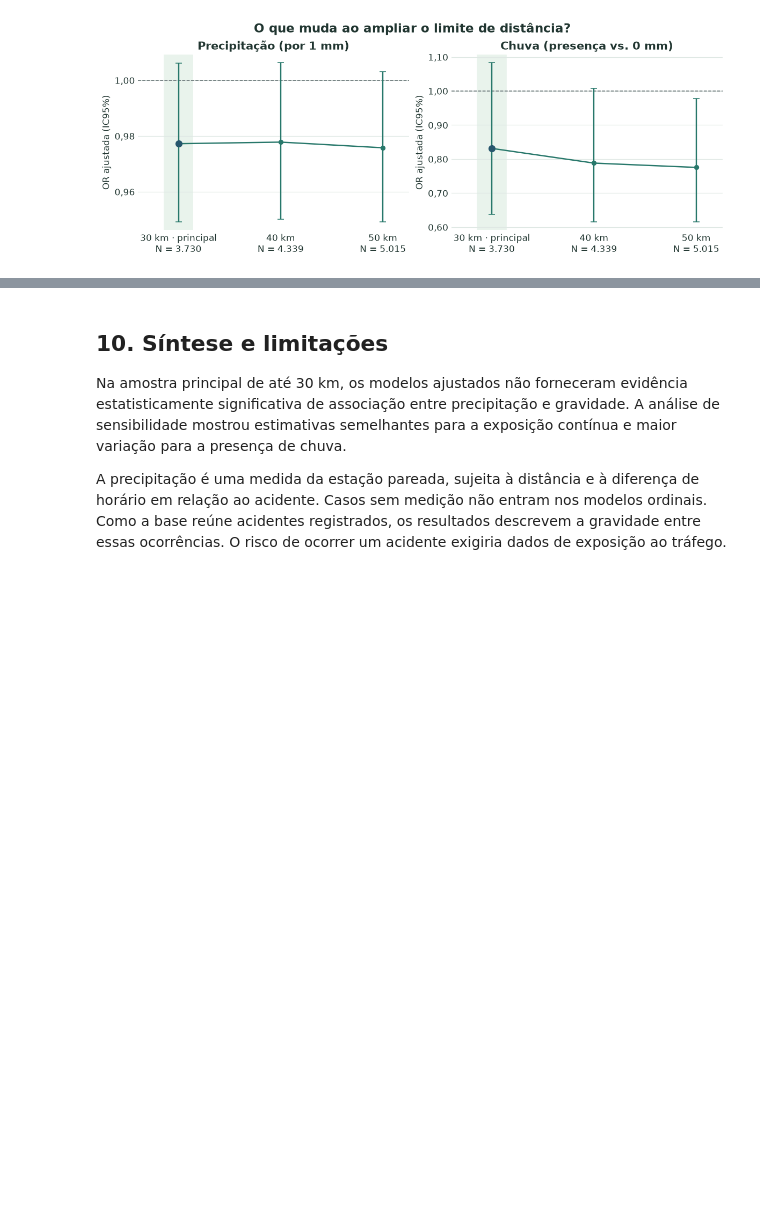
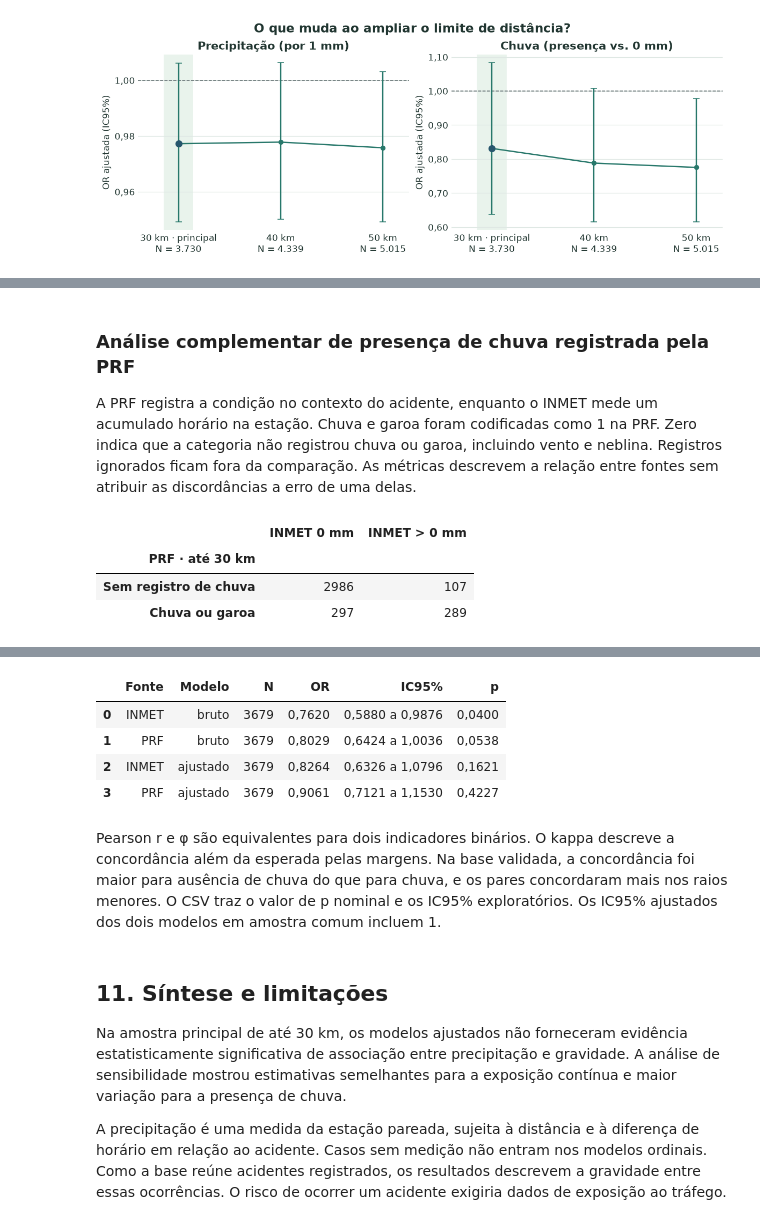
Before and after one commit to LimaGustav/RP2, a Jupyter notebook: RP2_Analise_PRF_INMET.ipynb, the cells around one changed output, grey strips where cells are left out. Cells and saved outputs as stored; diff of their text form; code cells hidden in the pictures; blank space fills up the shorter version.

Commit message:
feat: add sensitivity and complementary analyses

```diff
--- a/RP2_Analise_PRF_INMET.ipynb
+++ b/RP2_Analise_PRF_INMET.ipynb
@@ -570,0 +700,43 @@ Os pontos são as OR ajustadas, as barras verticais são os IC95% e a linha trac
+# %%
+if adicionais:
+    display(Markdown("""### Análise complementar de presença de chuva registrada pela PRF
+
+A PRF registra a condição no contexto do acidente, enquanto o INMET mede um acumulado horário na estação. Chuva e garoa foram codificadas como 1 na PRF. Zero indica que a categoria não registrou chuva ou garoa, incluindo vento e neblina. Registros ignorados ficam fora da comparação. As métricas descrevem a relação entre fontes sem atribuir as discordâncias a erro de uma delas."""))
+    concordancia = adicionais["concordancia_prf_inmet"]
+    raio_principal = concordancia.loc[concordancia["limite_km"].eq(LIMITE_DISTANCIA_KM)].iloc[0]
+    matriz = pd.DataFrame(
+        [
+            [raio_principal["prf0_inmet0"], raio_principal["prf0_inmet1"]],
+            [raio_principal["prf1_inmet0"], raio_principal["prf1_inmet1"]],
+        ],
+        index=pd.Index(["Sem registro de chuva", "Chuva ou garoa"], name=f"PRF · até {LIMITE_DISTANCIA_KM} km"),
+        columns=["INMET 0 mm", "INMET > 0 mm"],
+    ).astype(int)
+    display(matriz)
+    medidas = concordancia[["limite_km", "n"]].rename(columns={"limite_km": "Até (km)", "n": "N"})
+    for coluna, rotulo in [("pearson_phi", "Pearson r = φ"), ("kappa", "Kappa")]:
+        medidas[rotulo] = concordancia[coluna].map(lambda valor: decimal(valor, 3))
+    for coluna, rotulo in [
+        ("concordancia_total", "Concordância total"),
+        ("concordancia_chuva", "Para chuva"),
+        ("concordancia_ausencia_chuva", "Para ausência de chuva"),
+    ]:
+        medidas[rotulo] = concordancia[coluna].map(lambda valor: f"{decimal(valor * 100)}%")
+    display(medidas)
+    exibir_estimativas(adicionais["modelos_prf_inmet"], {"fonte": "Fonte", "modelo": "Modelo", "n": "N"})
+
+    display(Markdown(
+        "Pearson r e φ são equivalentes para dois indicadores binários. O kappa descreve "
+        "a concordância além da esperada pelas margens. Na base validada, a concordância "
+        "foi maior para ausência de chuva do que para chuva, e os pares concordaram mais "
+        "nos raios menores. O CSV traz o valor de p nominal e os IC95% exploratórios. "
+        "Os IC95% ajustados dos dois modelos em amostra comum incluem 1."
+    ))
+# %% [output]
+### Análise complementar de presença de chuva registrada pela PRF
+
+A PRF registra a condição no contexto do acidente, enquanto o INMET mede um acumulado horário na estação. Chuva e garoa foram codificadas como 1 na PRF. Zero indica que a categoria não registrou chuva ou garoa, incluindo vento e neblina. Registros ignorados ficam fora da comparação. As métricas descrevem a relação entre fontes sem atribuir as discordâncias a erro de uma delas.
+|  | INMET 0 mm | INMET > 0 mm |
+| PRF · até 30 km |  |  |
+| Sem registro de chuva | 2986 | 107 |
+| Chuva ou garoa | 297 | 289 |
@@ -571,5 +747,11 @@ Os pontos são as OR ajustadas, as barras verticais são os IC95% e a linha trac
+|  | Fonte | Modelo | N | OR | IC95% | p |
+| 0 | INMET | bruto | 3679 | 0,7620 | 0,5880 a 0,9876 | 0,0400 |
+| 1 | PRF | bruto | 3679 | 0,8029 | 0,6424 a 1,0036 | 0,0538 |
+| 2 | INMET | ajustado | 3679 | 0,8264 | 0,6326 a 1,0796 | 0,1621 |
+| 3 | PRF | ajustado | 3679 | 0,9061 | 0,7121 a 1,1530 | 0,4227 |
+Pearson r e φ são equivalentes para dois indicadores binários. O kappa descreve a concordância além da esperada pelas margens. Na base validada, a concordância foi maior para ausência de chuva do que para chuva, e os pares concordaram mais nos raios menores. O CSV traz o valor de p nominal e os IC95% exploratórios. Os IC95% ajustados dos dois modelos em amostra comum incluem 1.
 # %% [markdown]
-## 10. Síntese e limitações
+## 11. Síntese e limitações
 
 Na amostra principal de até 30 km, os modelos ajustados não forneceram evidência estatisticamente significativa de associação entre precipitação e gravidade. A análise de sensibilidade mostrou estimativas semelhantes para a exposição contínua e maior variação para a presença de chuva.
 
```
Also changed, not shown: parts of 22 cells of this notebook, 5 other files.
